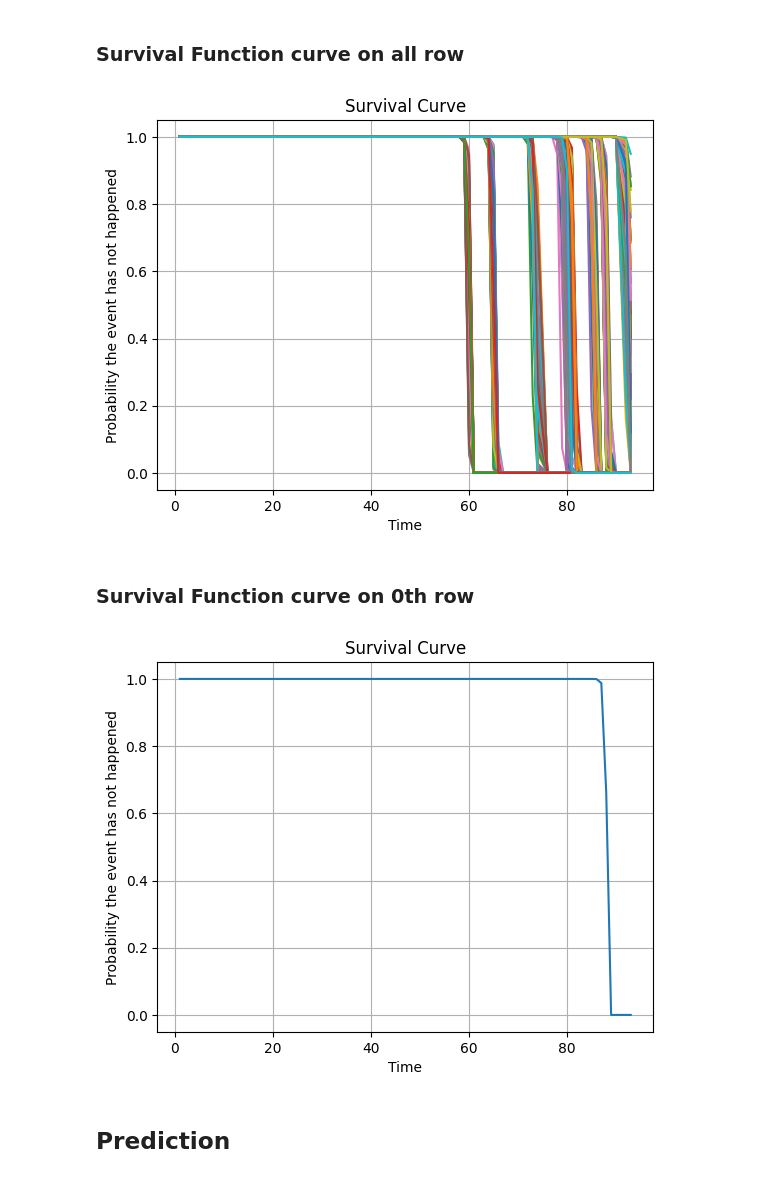
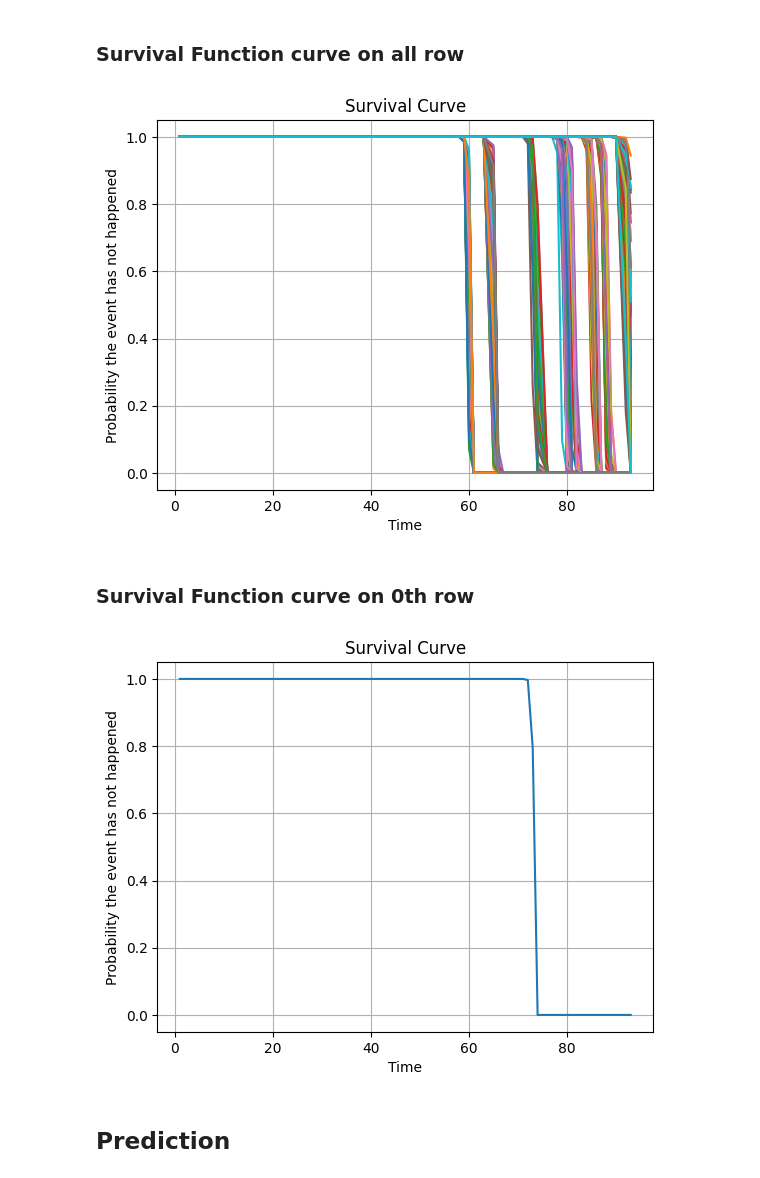
Before and after one commit to lakshmansierra/poc_survival_prediction, a Jupyter notebook: 02-maintenance-Survival/3_maintenance_predictive_analysis.ipynb, the cells around one changed output. Cells and saved outputs as stored; diff of their text form; code cells hidden in the pictures.

```diff
--- a/02-maintenance-Survival/3_maintenance_predictive_analysis.ipynb
+++ b/02-maintenance-Survival/3_maintenance_predictive_analysis.ipynb
@@ -67,7 +69,11 @@ print(df.shape)
+# %%
+from sklearn.model_selection import train_test_split
+
+df_train, df_test = train_test_split(df, test_size=0.2, random_state=42)
 # %% [markdown]
 ## The Weibull AFT model
 # %%
 from lifelines import WeibullAFTFitter
 aft = WeibullAFTFitter()
-aft.fit(df, duration_col='lifetime', event_col='broken')
+aft.fit(df_train, duration_col='lifetime', event_col='broken')
 # %% [output]
@@ -167,25 +173,25 @@ aft.plot()
 # %%
 import matplotlib.pyplot as plt
 
 # Curve for all rows
-row = df
+row = df_train
 
 # Predict and plot survival curve
 S = aft.predict_survival_function(row)
 ax = S.plot()
 ax.set_title("Survival Curve")
 ax.set_xlabel("Time")
 ax.set_ylabel("Probability the event has not happened")
 ax.grid(True)
 ax.get_legend().remove()
 plt.show()
 # %% [output]
-[figure, old version]
+[figure, new version]
 # %% [markdown]
 ### Survival Function curve on 0th row
 # %%
 # Curve for 0th row
-row = df.iloc[[0]]
+row = df_train.iloc[[0]]
 
 # Predict and plot survival curve
 S = aft.predict_survival_function(row)
@@ -197,7 +203,7 @@ ax.grid(True)
 ax.get_legend().remove()
 plt.show()
 # %% [output]
-[figure, old version]
+[figure, new version]
 # %% [markdown]
 ## Prediction
 # %%
```
Also changed, not shown: parts of 7 cells of this notebook, 2 other files.
